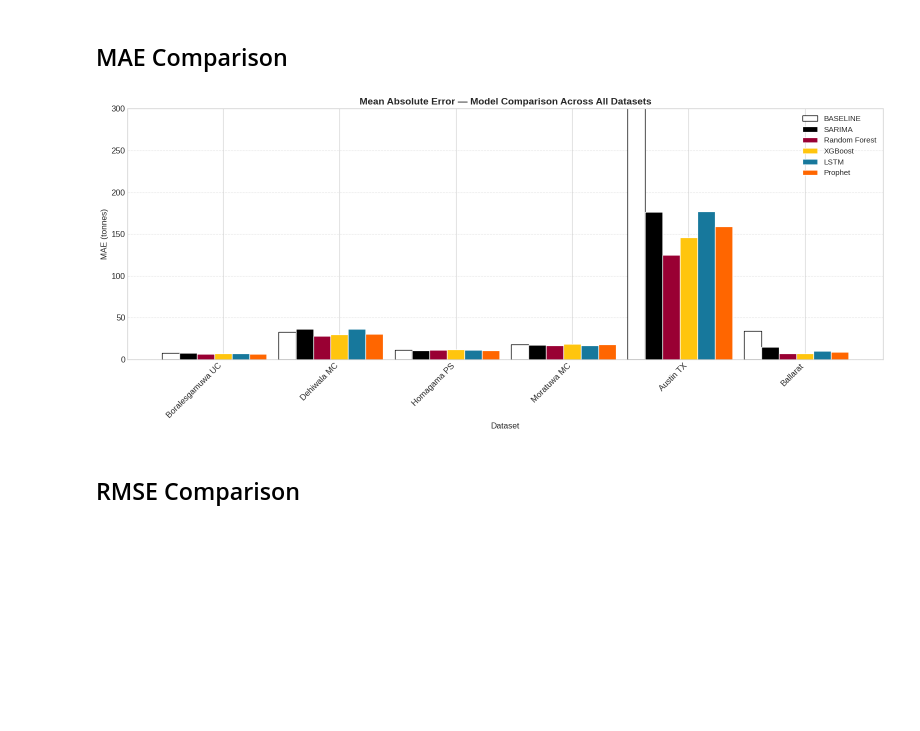
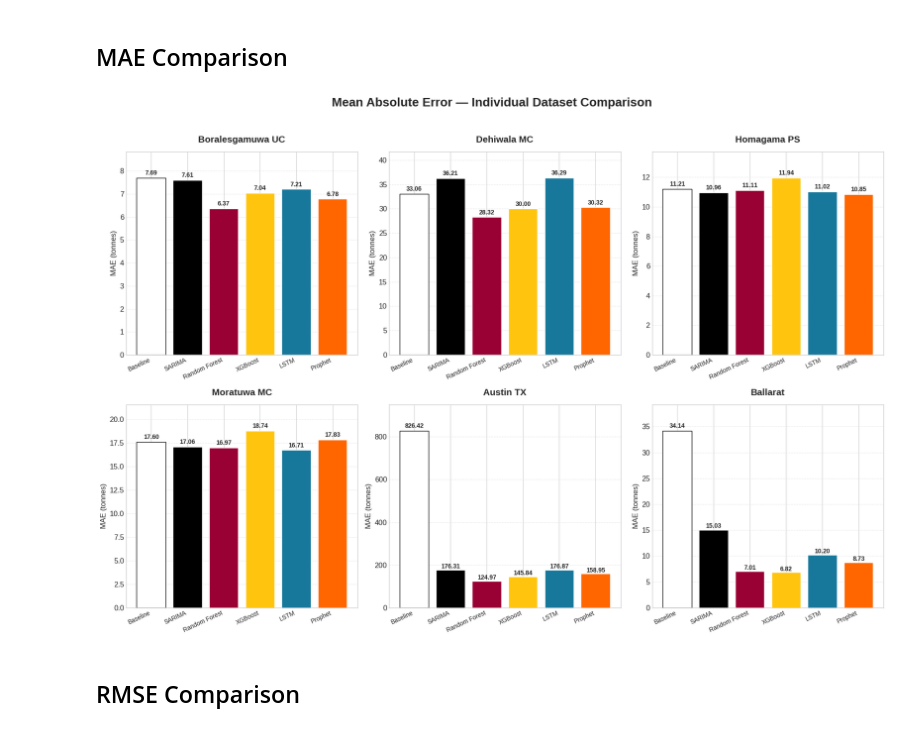
Before and after one commit to Provider02/waste_management, a Jupyter notebook: 04_experiments/result_compairson.ipynb, the cells around one changed output. Cells and saved outputs as stored; diff of their text form; code cells hidden in the pictures; blank space fills up the shorter version.

Commit message:
results plot update

```diff
--- a/04_experiments/result_compairson.ipynb
+++ b/04_experiments/result_compairson.ipynb
@@ -123,36 +123,51 @@ Best model by average RMSE: RF
 Best model by average sMAPE: RF
 # %% [markdown]
 ## MAE Comparison
-# %%
-# --- Plot MAE Comparison ---
-fig, ax = plt.subplots(figsize=(16, 7))
-
-datasets = sarima_df['dataset'].values
-short_names = [d.split('(')[0].strip() for d in datasets]
-x = np.arange(len(datasets))
-width = 0.15
-
-bars0 = ax.bar(x - 3*width, baseline_df['mae'], width, label='BASELINE', color='#FFFFFF', edgecolor='black')
-bars1 = ax.bar(x - 2*width, sarima_df['mae'], width, label='SARIMA', color='#000000', edgecolor='white')
-bars2 = ax.bar(x - width, rf_df['mae'], width, label='Random Forest', color='#990033', edgecolor='white')
-bars3 = ax.bar(x, xgb_df['mae'], width, label='XGBoost', color='#FFC50E', edgecolor='white')
-bars4 = ax.bar(x + width, lstm_df['mae'], width, label='LSTM', color='#17789C', edgecolor='white')
-bars5 = ax.bar(x + 2*width, prophet_df['mae'], width, label='Prophet', color='#FF6600', edgecolor='white')
-
-ax.set_ylim(0, 300)
-ax.set_xlabel('Dataset', fontsize=12)
-ax.set_ylabel('MAE (tonnes)', fontsize=12)
-ax.set_title('Mean Absolute Error — Model Comparison Across All Datasets', fontsize=14, fontweight='bold')
-ax.set_xticks(x)
-ax.set_xticklabels(short_names, rotation=45, ha='right')
-ax.legend(fontsize=11)
-ax.grid(axis='y', linestyle='--', alpha=0.5)
-
-plt.tight_layout()
-
-plt.savefig(os.path.join(VIS_DIR, 'comparison_mae_all.png'), dpi=150, bbox_inches='tight')
-plt.show()
-# %% [output]
-[figure, removed]
+# %%
+# --- Plot MAE Comparison ---
+
+models = ['Baseline', 'SARIMA', 'Random Forest', 'XGBoost', 'LSTM', 'Prophet']
+dataframes = [baseline_df, sarima_df, rf_df, xgb_df, lstm_df, prophet_df]
+colors = ['#FFFFFF', '#000000', '#990033', '#FFC50E', '#17789C', '#FF6600']
+edge_colors = ['black', 'white', 'white', 'white', 'white', 'white']
+
+datasets = sarima_df['dataset'].values
+short_names = [d.split('(')[0].strip() for d in datasets]
+
+fig, axes = plt.subplots(2, 3, figsize=(18, 12))
+axes = axes.flatten()  # Premena na 1D pole pre jednoduchú iteráciu
+
+for i, dataset_name in enumerate(datasets):
+    ax = axes[i]
+
+    # Extrakcia MAE hodnôt pre daný dataset zo všetkých DF
+    mae_values = [df[df['dataset'] == dataset_name]['mae'].values[0] for df in dataframes]
+
+    x_pos = np.arange(len(models))
+    bars = ax.bar(x_pos, mae_values, color=colors, edgecolor=edge_colors, linewidth=1)
+
+    # Individuálne nastavenia pre každý graf
+    ax.set_title(short_names[i], fontsize=15, fontweight='bold', pad=15)
+    ax.set_ylabel('MAE (tonnes)', fontsize=12)
+    ax.set_xticks(x_pos)
+    ax.set_xticklabels(models, rotation=25, ha='right', fontsize=10)
+    ax.grid(axis='y', linestyle='--', alpha=0.4)
+
+    # Automatická škála s hornou rezervou 15% pre popisky
+    ax.set_ylim(0, max(mae_values) * 1.15)
+
+    # Pridanie číselných hodnôt nad stĺpce
+    for bar in bars:
+        height = bar.get_height()
+        ax.text(bar.get_x() + bar.get_width()/2., height + (height * 0.01),
+                f'{height:.2f}', ha='center', va='bottom', fontsize=10, fontweight='bold')
+
+plt.suptitle('Mean Absolute Error — Individual Dataset Comparison', fontsize=20, fontweight='bold', y=1.02)
+plt.tight_layout()
+
+plt.savefig(os.path.join(VIS_DIR, 'comparison_mae_all.png'), dpi=150, bbox_inches='tight')
+plt.show()
+# %% [output]
+[figure, added]
 # %% [markdown]
 ## RMSE Comparison
```
Also changed, not shown: parts of 5 cells of this notebook, 3 other files.
